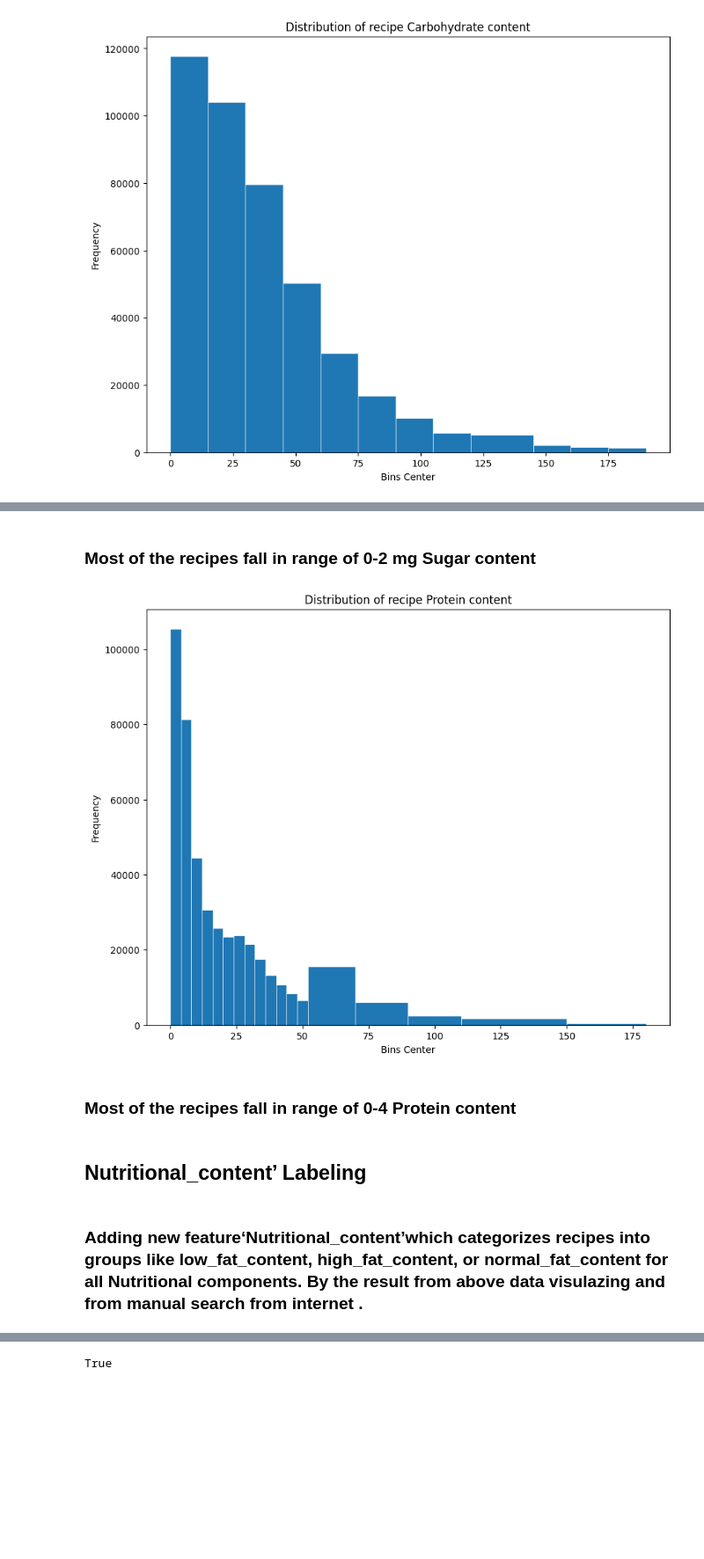
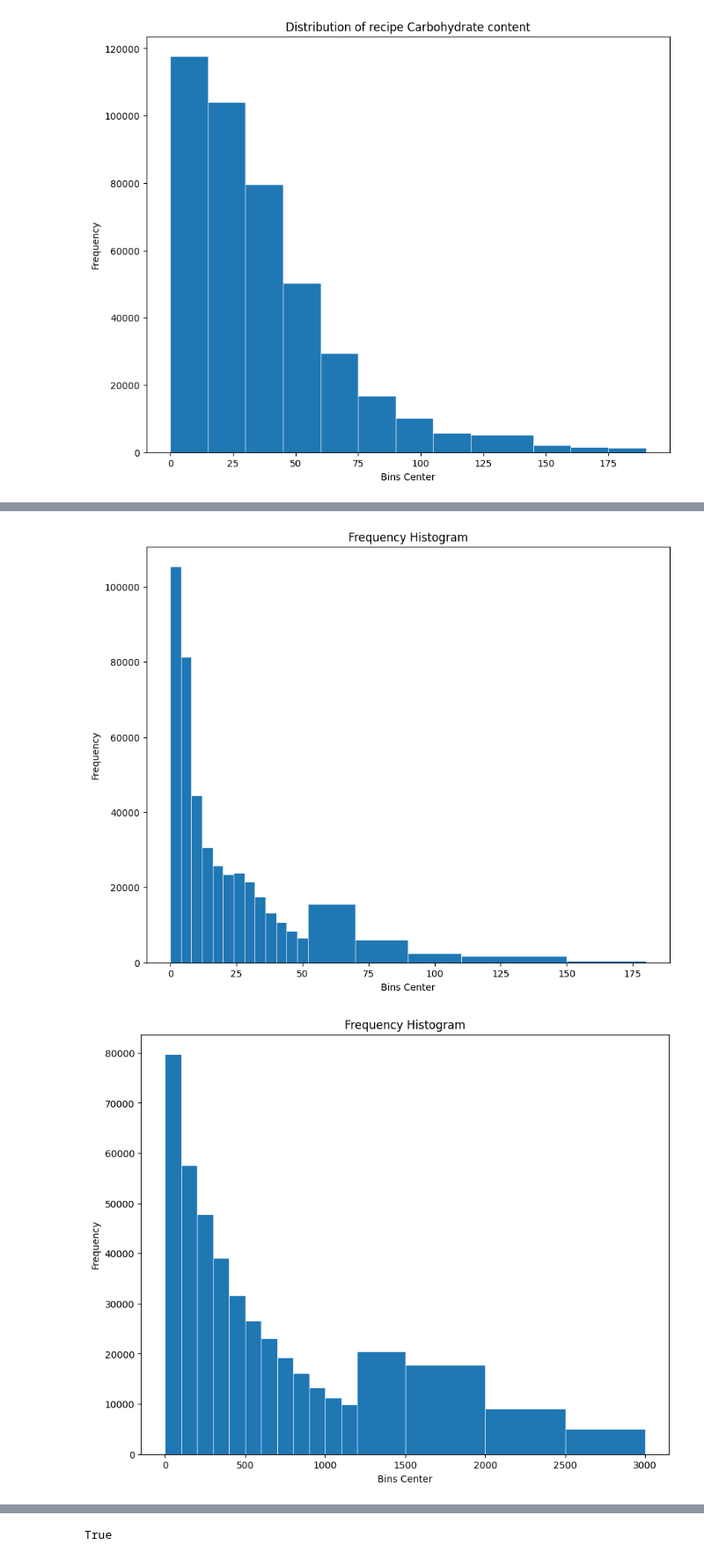
Before and after one commit to AnjaliPatil4/Diet-Recommendation-Chatbot, a Jupyter notebook: final-diet-recommendation-chatbot.ipynb, the cells around one changed output, grey strips where cells are left out. Shown at 88% size. Saved outputs shown, nothing was run; the diff lists cells and outputs as text; code cells hidden in the pictures; blank space fills up the shorter version.

```diff
--- a/final-diet-recommendation-chatbot.ipynb
+++ b/final-diet-recommendation-chatbot.ipynb
@@ -239,21 +234,21 @@ plt.show()
-# %% [markdown]
-<h3>Most of the recipes fall in range of 0-2 mg Sugar content
 # %%
 import matplotlib.pyplot as plt
 fig, ax = plt.subplots(figsize=(10, 8))
-plt.title('Distribution of recipe Protein content')
+plt.title('Frequency Histogram')
 plt.ylabel('Frequency')
 plt.xlabel('Bins Center')
 ax.hist(dataset.ProteinContent.to_numpy(),bins=[0,4,8,12,16,20,24,28,32,36,40,44,48,52,70,90,110,150,180],linewidth=0.5, edgecolor="white")
 plt.show()
 # %% [output]
-[figure, old version]
+[figure, new version]
-# %% [markdown]
-<h3>Most of the recipes fall in range of 0-4 Protein content
-# %% [markdown]
-<h2>Nutritional_content’ Labeling
-# %% [markdown]
-<h3>Adding new feature‘Nutritional_content’which categorizes recipes
-into groups like low_fat_content, high_fat_content, or normal_fat_content for all Nutritional components.
-By the result from above data visulazing and from manual search from internet .
+# %%
+import matplotlib.pyplot as plt
+fig, ax = plt.subplots(figsize=(10, 8))
+plt.title('Frequency Histogram')
+plt.ylabel('Frequency')
+plt.xlabel('Bins Center')
+ax.hist(dataset.SodiumContent.to_numpy(),bins=[0,100,200,300,400,500,600,700,800,900,1000,1100,1200,1500,2000,2500,3000],linewidth=0.5, edgecolor="white")
+plt.show()
+# %% [output]
+[figure, added]
 # %%
```
Also changed, not shown: parts of 88 cells of this notebook, 2 other files.
